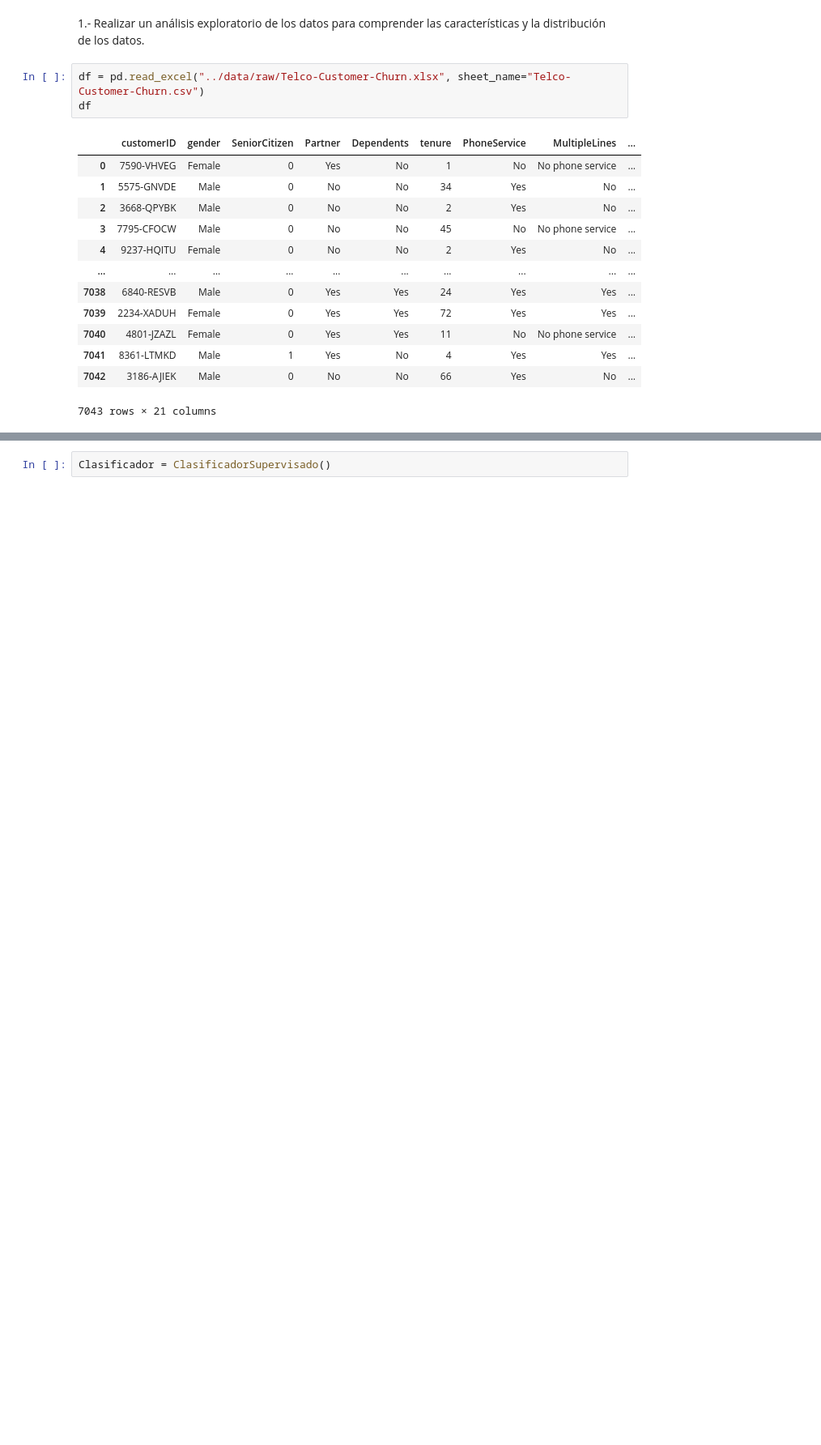
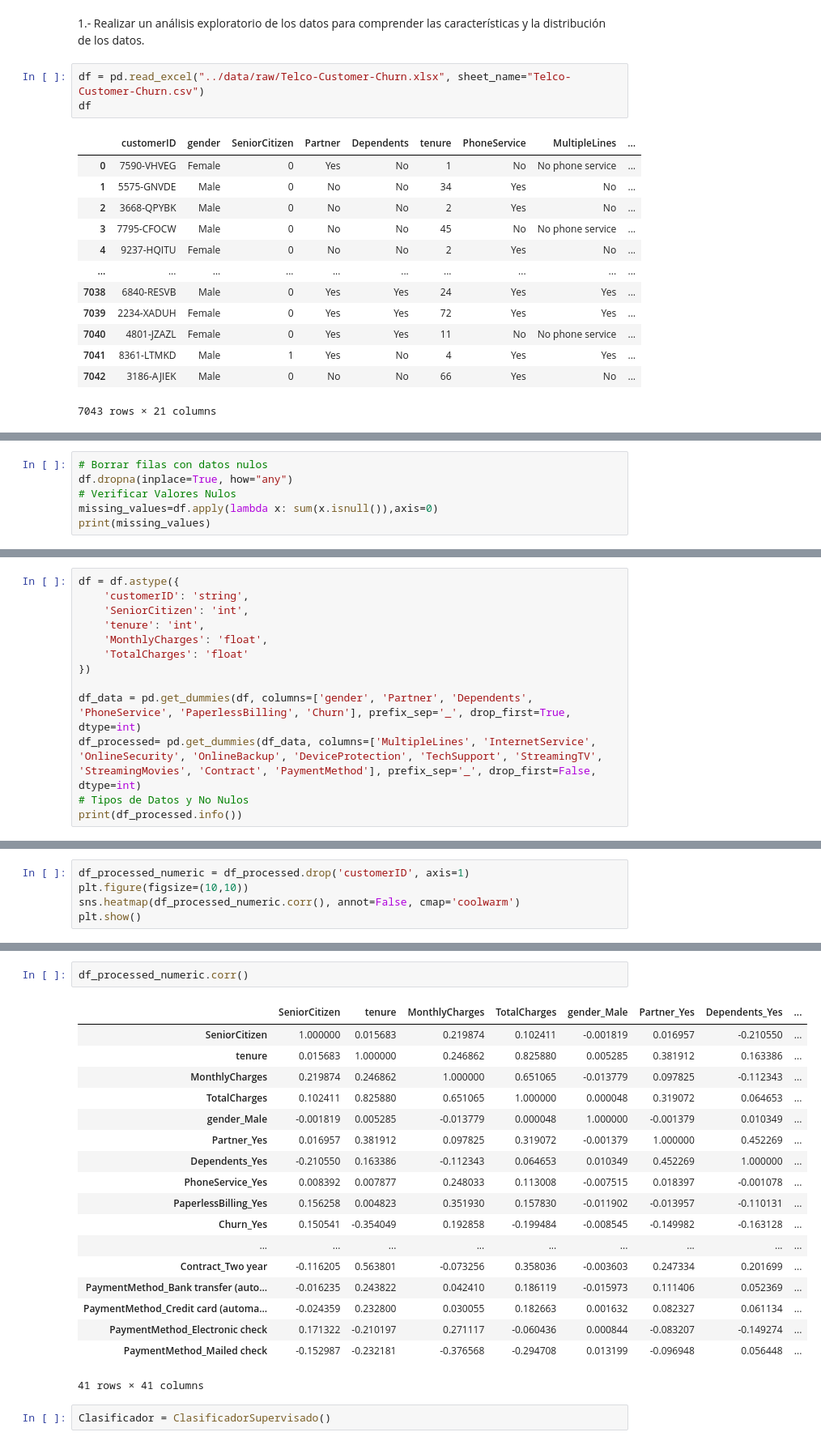
Before and after one commit to pro33cl/machinelearning_clasificacionsupervisada, a Jupyter notebook: notebooks/clasif_sup.ipynb, the cells around one changed output, grey strips where cells are left out. Shown at 81% size. Saved outputs shown, nothing was run; the diff lists cells and outputs as text; blank space fills up the shorter version.

```diff
--- a/notebooks/clasif_sup.ipynb
+++ b/notebooks/clasif_sup.ipynb
@@ -26,0 +58,6 @@ df
+# %%
+# Borrar filas con datos nulos
+df.dropna(inplace=True, how="any")
+# Verificar Valores Nulos
+missing_values=df.apply(lambda x: sum(x.isnull()),axis=0)
+print(missing_values)
@@ -26,0 +103,13 @@ df
+# %%
+df = df.astype({
+    'customerID': 'string',
+    'SeniorCitizen': 'int',
+    'tenure': 'int',
+    'MonthlyCharges': 'float',
+    'TotalCharges': 'float'
+})
+
+df_data = pd.get_dummies(df, columns=['gender', 'Partner', 'Dependents', 'PhoneService', 'PaperlessBilling', 'Churn'], prefix_sep='_', drop_first=True, dtype=int)
+df_processed= pd.get_dummies(df_data, columns=['MultipleLines', 'InternetService', 'OnlineSecurity', 'OnlineBackup', 'DeviceProtection', 'TechSupport', 'StreamingTV', 'StreamingMovies', 'Contract', 'PaymentMethod'], prefix_sep='_', drop_first=False, dtype=int)
+# Tipos de Datos y No Nulos
+print(df_processed.info())
@@ -26,0 +152,5 @@ df
+# %%
+df_processed_numeric = df_processed.drop('customerID', axis=1)
+plt.figure(figsize=(10,10))
+sns.heatmap(df_processed_numeric.corr(), annot=False, cmap='coolwarm')
+plt.show()
@@ -27,2 +159,23 @@ df
+# %%
+df_processed_numeric.corr()
+# %% [output]
+|  | SeniorCitizen | tenure | MonthlyCharges | TotalCharges | gender_Male | Partner_Yes | Dependents_Yes | ... |
+| SeniorCitizen | 1.000000 | 0.015683 | 0.219874 | 0.102411 | -0.001819 | 0.016957 | -0.210550 | ... |
+| tenure | 0.015683 | 1.000000 | 0.246862 | 0.825880 | 0.005285 | 0.381912 | 0.163386 | ... |
+| MonthlyCharges | 0.219874 | 0.246862 | 1.000000 | 0.651065 | -0.013779 | 0.097825 | -0.112343 | ... |
+| TotalCharges | 0.102411 | 0.825880 | 0.651065 | 1.000000 | 0.000048 | 0.319072 | 0.064653 | ... |
+| gender_Male | -0.001819 | 0.005285 | -0.013779 | 0.000048 | 1.000000 | -0.001379 | 0.010349 | ... |
+| Partner_Yes | 0.016957 | 0.381912 | 0.097825 | 0.319072 | -0.001379 | 1.000000 | 0.452269 | ... |
+| Dependents_Yes | -0.210550 | 0.163386 | -0.112343 | 0.064653 | 0.010349 | 0.452269 | 1.000000 | ... |
+| PhoneService_Yes | 0.008392 | 0.007877 | 0.248033 | 0.113008 | -0.007515 | 0.018397 | -0.001078 | ... |
+| PaperlessBilling_Yes | 0.156258 | 0.004823 | 0.351930 | 0.157830 | -0.011902 | -0.013957 | -0.110131 | ... |
+| Churn_Yes | 0.150541 | -0.354049 | 0.192858 | -0.199484 | -0.008545 | -0.149982 | -0.163128 | ... |
+| ... | ... | ... | ... | ... | ... | ... | ... | ... |
+| Contract_Two year | -0.116205 | 0.563801 | -0.073256 | 0.358036 | -0.003603 | 0.247334 | 0.201699 | ... |
+| PaymentMethod_Bank transfer (auto... | -0.016235 | 0.243822 | 0.042410 | 0.186119 | -0.015973 | 0.111406 | 0.052369 | ... |
+| PaymentMethod_Credit card (automa... | -0.024359 | 0.232800 | 0.030055 | 0.182663 | 0.001632 | 0.082327 | 0.061134 | ... |
+| PaymentMethod_Electronic check | 0.171322 | -0.210197 | 0.271117 | -0.060436 | 0.000844 | -0.083207 | -0.149274 | ... |
+| PaymentMethod_Mailed check | -0.152987 | -0.232181 | -0.376568 | -0.294708 | 0.013199 | -0.096948 | 0.056448 | ... |
+41 rows × 41 columns
 # %%
 Clasificador = ClasificadorSupervisado()
```
Also changed, not shown: parts of 9 cells of this notebook, 2 other files.
